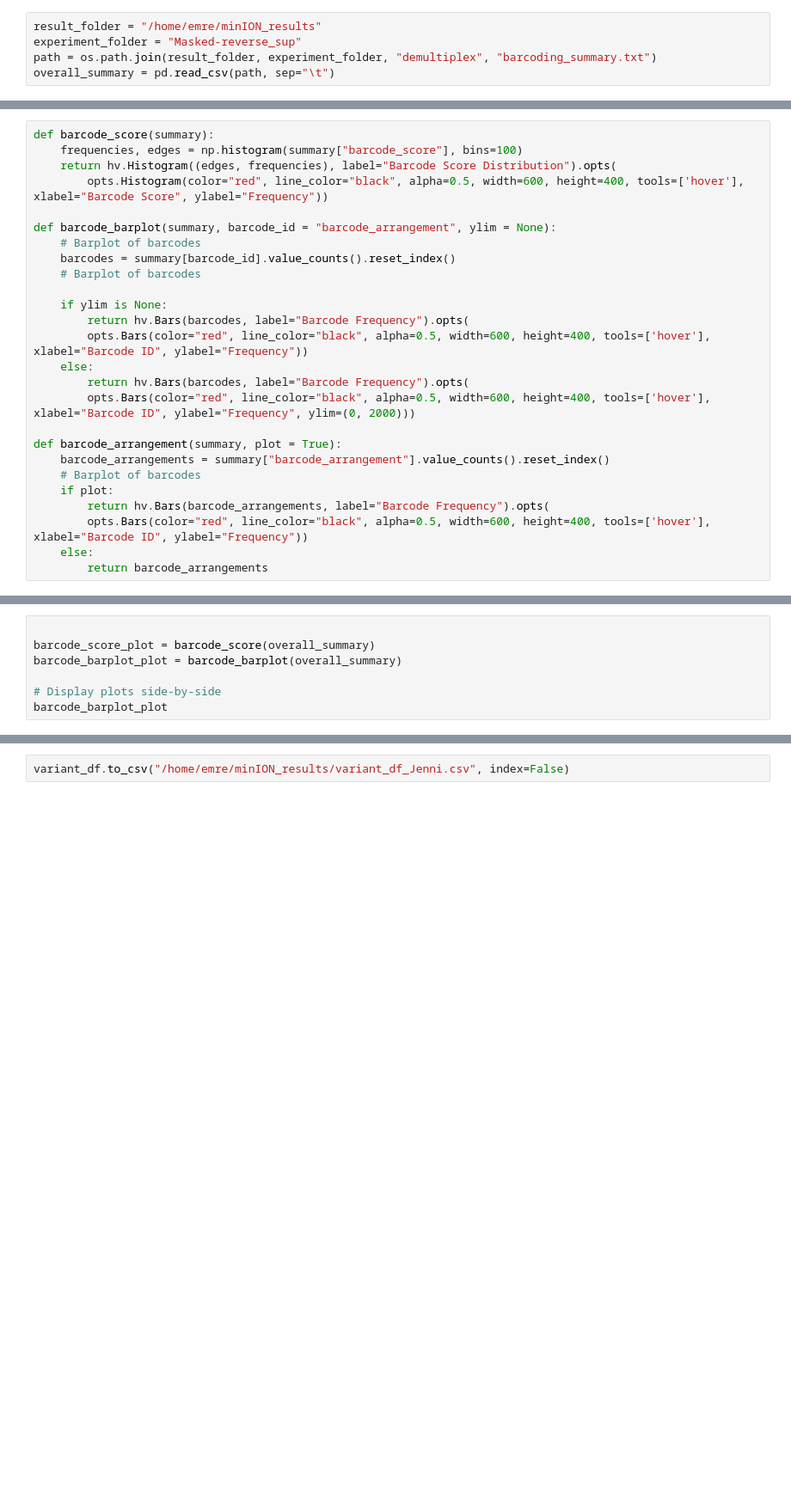
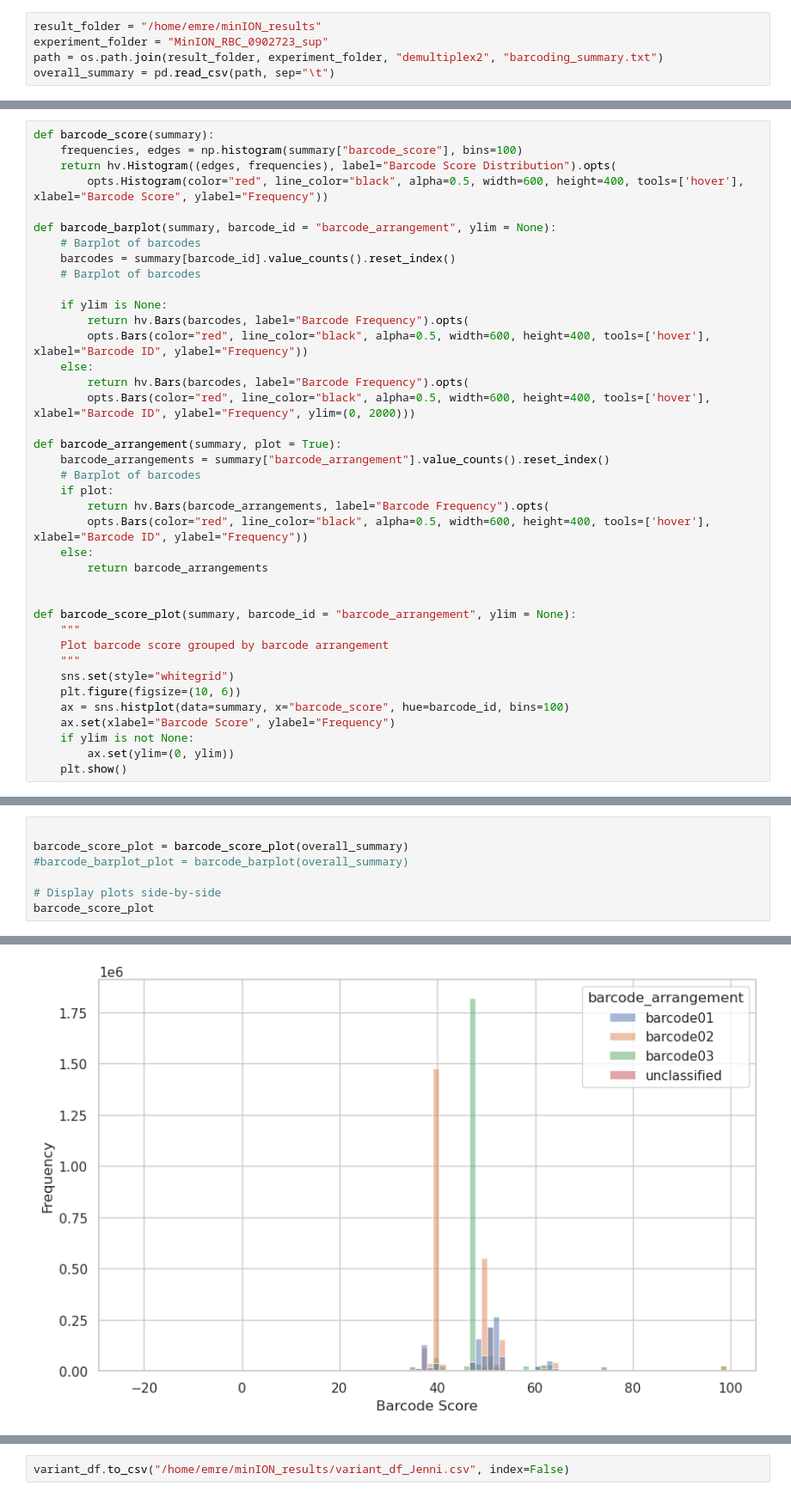
Before and after one commit to fhalab/LevSeq, a Jupyter notebook: examples/summary_inspector.ipynb, the cells around one changed output, grey strips where cells are left out. Shown at 86% size. Saved outputs shown, nothing was run; the diff lists cells and outputs as text; blank space fills up the shorter version.

```diff
--- a/examples/summary_inspector.ipynb
+++ b/examples/summary_inspector.ipynb
@@ -14,5 +14,5 @@ hv.extension('bokeh', logo=False)
 # %%
 result_folder = "/home/emre/minION_results"
-experiment_folder = "Masked-reverse_sup"
-path = os.path.join(result_folder, experiment_folder, "demultiplex", "barcoding_summary.txt")
+experiment_folder = "MinION_RBC_0902723_sup"
+path = os.path.join(result_folder, experiment_folder, "demultiplex2", "barcoding_summary.txt")
 overall_summary = pd.read_csv(path, sep="\t")
@@ -47,6 +42,19 @@ def barcode_arrangement(summary, plot = True):
         opts.Bars(color="red", line_color="black", alpha=0.5, width=600, height=400, tools=['hover'], xlabel="Barcode ID", ylabel="Frequency"))
     else:
         return barcode_arrangements
+
+
+def barcode_score_plot(summary, barcode_id = "barcode_arrangement", ylim = None):
+    """
+    Plot barcode score grouped by barcode arrangement
+    """
+    sns.set(style="whitegrid")
+    plt.figure(figsize=(10, 6))
+    ax = sns.histplot(data=summary, x="barcode_score", hue=barcode_id, bins=100)
+    ax.set(xlabel="Barcode Score", ylabel="Frequency")
+    if ylim is not None:
+        ax.set(ylim=(0, ylim))
+    plt.show()
 # %%
 import plotly.express as px
 
@@ -107,8 +95,8 @@ overall_summary[overall_summary["barcode_arrangement"] == "barcode03"]
 # %%
 
-barcode_score_plot = barcode_score(overall_summary)
-barcode_barplot_plot = barcode_barplot(overall_summary)
+barcode_score_plot = barcode_score_plot(overall_summary)
+#barcode_barplot_plot = barcode_barplot(overall_summary)
 
 # Display plots side-by-side
-barcode_barplot_plot
+barcode_score_plot
 # %% [output]
@@ -115,0 +103 @@ ValueError: Value of 'x' is not the name of a column in 'data_frame'. Expected o
+[figure, added]
```
Also changed, not shown: parts of 19 cells of this notebook, 14 other files.
